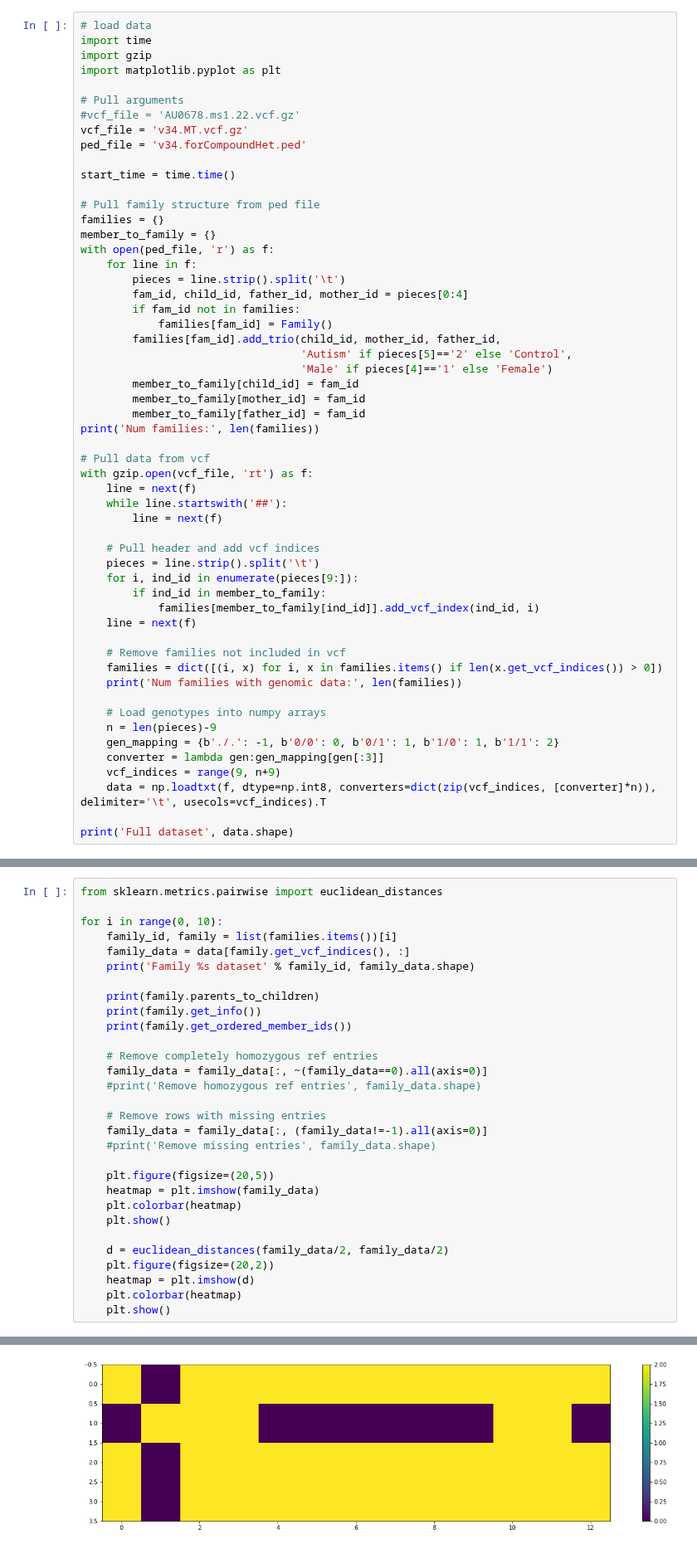
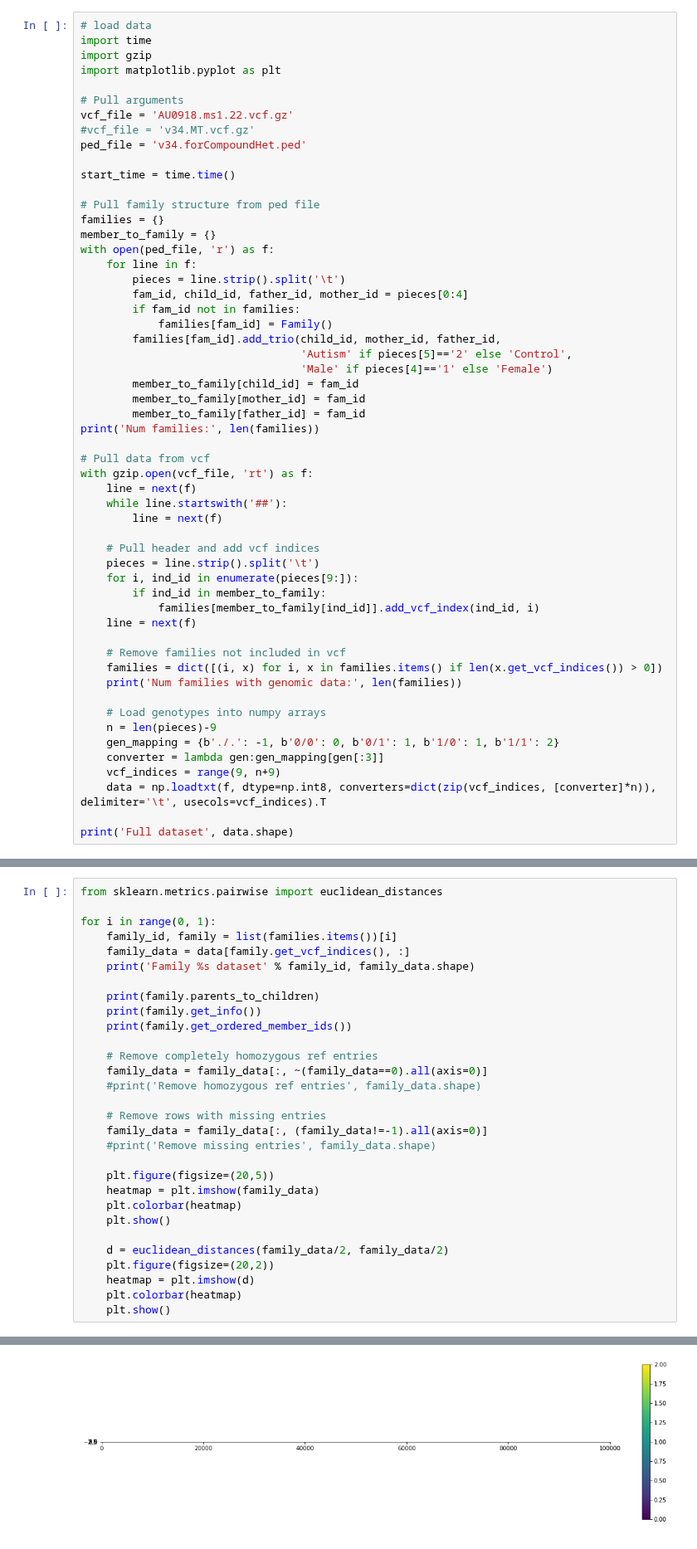
Before and after one commit to kpaskov/PhasingFamilies, a Jupyter notebook: Phase.ipynb, the cells around one changed output, grey strips where cells are left out. Shown at 83% size. Cells and saved outputs as stored; diff of their text form.

```diff
--- a/Phase.ipynb
+++ b/Phase.ipynb
@@ -120,8 +90,8 @@ import gzip
 import matplotlib.pyplot as plt
 
 # Pull arguments
-#vcf_file = 'AU0678.ms1.22.vcf.gz'
-vcf_file = 'v34.MT.vcf.gz'
+vcf_file = 'AU0918.ms1.22.vcf.gz'
+#vcf_file = 'v34.MT.vcf.gz'
 ped_file = 'v34.forCompoundHet.ped'
 
 start_time = time.time()
@@ -182,7 +152,7 @@ plt.show()
 # %%
 from sklearn.metrics.pairwise import euclidean_distances
 
-for i in range(0, 10):
+for i in range(0, 1):
     family_id, family = list(families.items())[i]
     family_data = data[family.get_vcf_indices(), :]
     print('Family %s dataset' % family_id, family_data.shape)
@@ -217 +187 @@ defaultdict(<class 'list'>, {('AU001201', 'AU001202'): ['AU001203', 'AU001204']}
-[figure, old version]
+[figure, new version]
```
Also changed, not shown: parts of 13 cells of this notebook, 1 other file.
